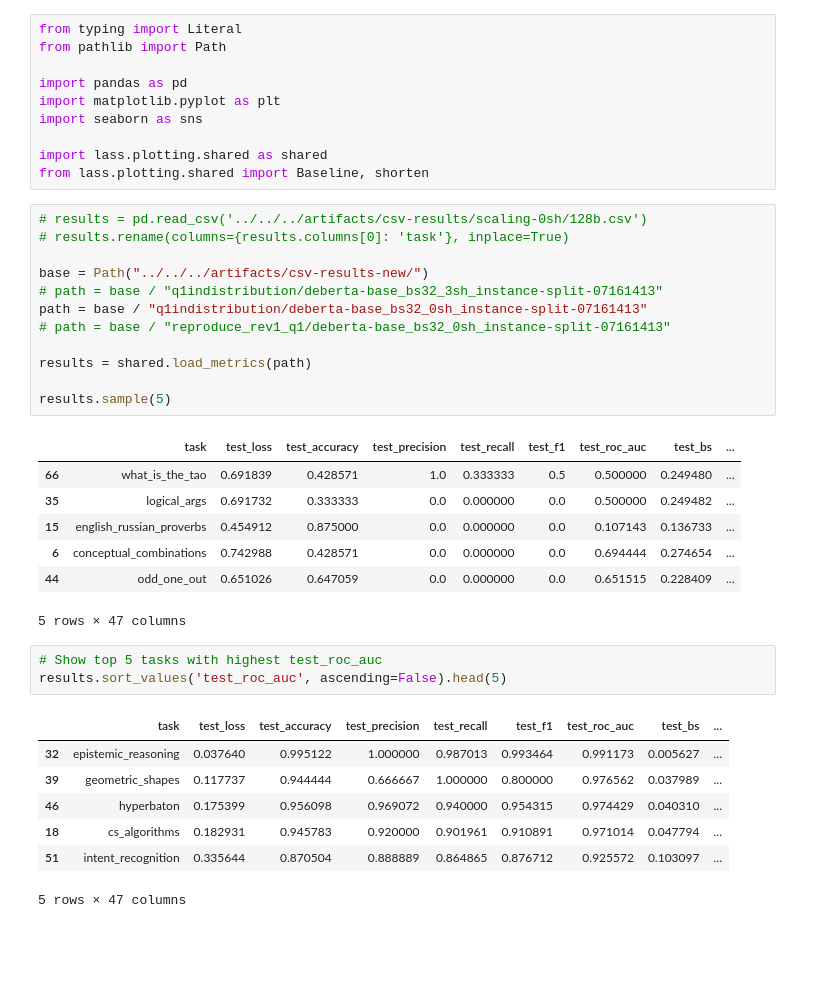
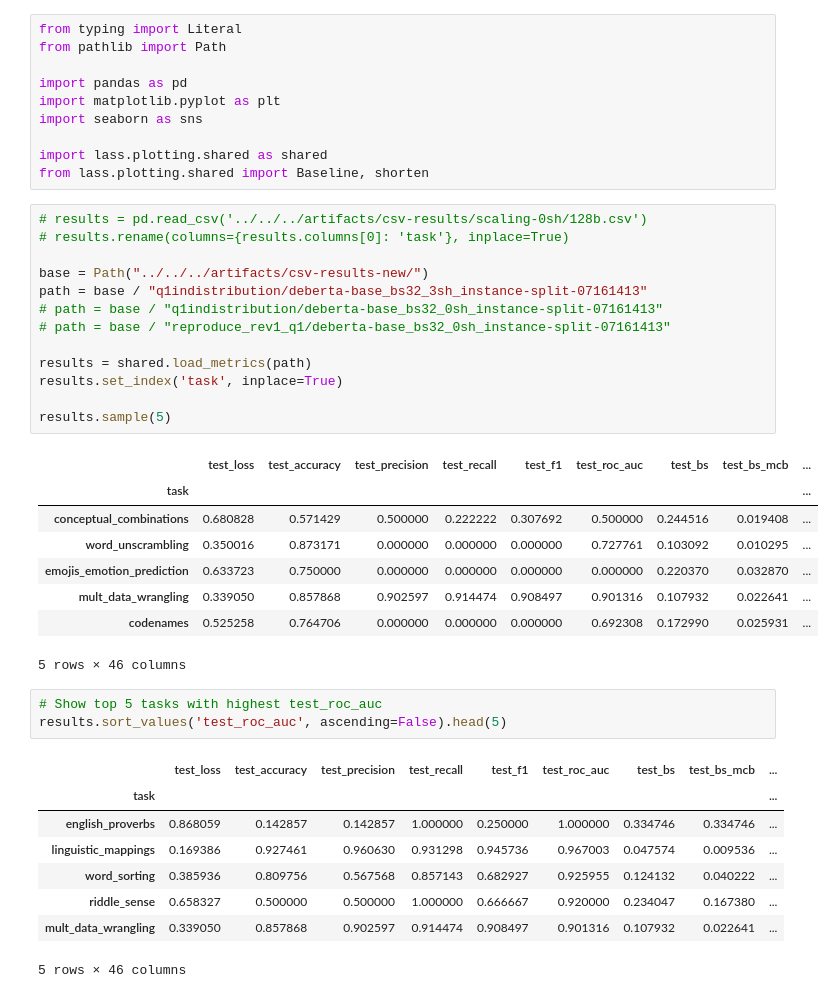
Before and after one commit to wschella/lass, a Jupyter notebook: notebooks/Paper/In Distribution/Exp_Main_Analysis.ipynb, the cells around one changed output. Cells and saved outputs as stored; diff of their text form; blank space fills up the shorter version.

```diff
--- a/notebooks/Paper/In Distribution/Exp_Main_Analysis.ipynb
+++ b/notebooks/Paper/In Distribution/Exp_Main_Analysis.ipynb
@@ -11,31 +11,34 @@ from lass.plotting.shared import Baseline, shorten
 # %%
 # results = pd.read_csv('../../../artifacts/csv-results/scaling-0sh/128b.csv')
 # results.rename(columns={results.columns[0]: 'task'}, inplace=True)
 
 base = Path("../../../artifacts/csv-results-new/")
-# path = base / "q1indistribution/deberta-base_bs32_3sh_instance-split-07161413"
-path = base / "q1indistribution/deberta-base_bs32_0sh_instance-split-07161413"
+path = base / "q1indistribution/deberta-base_bs32_3sh_instance-split-07161413"
+# path = base / "q1indistribution/deberta-base_bs32_0sh_instance-split-07161413"
 # path = base / "reproduce_rev1_q1/deberta-base_bs32_0sh_instance-split-07161413"
 
 results = shared.load_metrics(path)
+results.set_index('task', inplace=True)
 
 results.sample(5)
 # %% [output]
-|  | task | test_loss | test_accuracy | test_precision | test_recall | test_f1 | test_roc_auc | test_bs | ... |
-| 66 | what_is_the_tao | 0.691839 | 0.428571 | 1.0 | 0.333333 | 0.5 | 0.500000 | 0.249480 | ... |
-| 35 | logical_args | 0.691732 | 0.333333 | 0.0 | 0.000000 | 0.0 | 0.500000 | 0.249482 | ... |
-| 15 | english_russian_proverbs | 0.454912 | 0.875000 | 0.0 | 0.000000 | 0.0 | 0.107143 | 0.136733 | ... |
-| 6 | conceptual_combinations | 0.742988 | 0.428571 | 0.0 | 0.000000 | 0.0 | 0.694444 | 0.274654 | ... |
-| 44 | odd_one_out | 0.651026 | 0.647059 | 0.0 | 0.000000 | 0.0 | 0.651515 | 0.228409 | ... |
+|  | test_loss | test_accuracy | test_precision | test_recall | test_f1 | test_roc_auc | test_bs | test_bs_mcb | ... |
+| task |  |  |  |  |  |  |  |  | ... |
+| conceptual_combinations | 0.680828 | 0.571429 | 0.500000 | 0.222222 | 0.307692 | 0.500000 | 0.244516 | 0.019408 | ... |
+| word_unscrambling | 0.350016 | 0.873171 | 0.000000 | 0.000000 | 0.000000 | 0.727761 | 0.103092 | 0.010295 | ... |
+| emojis_emotion_prediction | 0.633723 | 0.750000 | 0.000000 | 0.000000 | 0.000000 | 0.000000 | 0.220370 | 0.032870 | ... |
+| mult_data_wrangling | 0.339050 | 0.857868 | 0.902597 | 0.914474 | 0.908497 | 0.901316 | 0.107932 | 0.022641 | ... |
+| codenames | 0.525258 | 0.764706 | 0.000000 | 0.000000 | 0.000000 | 0.692308 | 0.172990 | 0.025931 | ... |
-5 rows × 47 columns
+5 rows × 46 columns
 # %%
 # Show top 5 tasks with highest test_roc_auc
 results.sort_values('test_roc_auc', ascending=False).head(5)
 # %% [output]
-|  | task | test_loss | test_accuracy | test_precision | test_recall | test_f1 | test_roc_auc | test_bs | ... |
-| 32 | epistemic_reasoning | 0.037640 | 0.995122 | 1.000000 | 0.987013 | 0.993464 | 0.991173 | 0.005627 | ... |
-| 39 | geometric_shapes | 0.117737 | 0.944444 | 0.666667 | 1.000000 | 0.800000 | 0.976562 | 0.037989 | ... |
-| 46 | hyperbaton | 0.175399 | 0.956098 | 0.969072 | 0.940000 | 0.954315 | 0.974429 | 0.040310 | ... |
-| 18 | cs_algorithms | 0.182931 | 0.945783 | 0.920000 | 0.901961 | 0.910891 | 0.971014 | 0.047794 | ... |
-| 51 | intent_recognition | 0.335644 | 0.870504 | 0.888889 | 0.864865 | 0.876712 | 0.925572 | 0.103097 | ... |
+|  | test_loss | test_accuracy | test_precision | test_recall | test_f1 | test_roc_auc | test_bs | test_bs_mcb | ... |
+| task |  |  |  |  |  |  |  |  | ... |
+| english_proverbs | 0.868059 | 0.142857 | 0.142857 | 1.000000 | 0.250000 | 1.000000 | 0.334746 | 0.334746 | ... |
+| linguistic_mappings | 0.169386 | 0.927461 | 0.960630 | 0.931298 | 0.945736 | 0.967003 | 0.047574 | 0.009536 | ... |
+| word_sorting | 0.385936 | 0.809756 | 0.567568 | 0.857143 | 0.682927 | 0.925955 | 0.124132 | 0.040222 | ... |
+| riddle_sense | 0.658327 | 0.500000 | 0.500000 | 1.000000 | 0.666667 | 0.920000 | 0.234047 | 0.167380 | ... |
+| mult_data_wrangling | 0.339050 | 0.857868 | 0.902597 | 0.914474 | 0.908497 | 0.901316 | 0.107932 | 0.022641 | ... |
-5 rows × 47 columns
+5 rows × 46 columns
```
Also changed, not shown: parts of 7 cells of this notebook, 27 other files.
